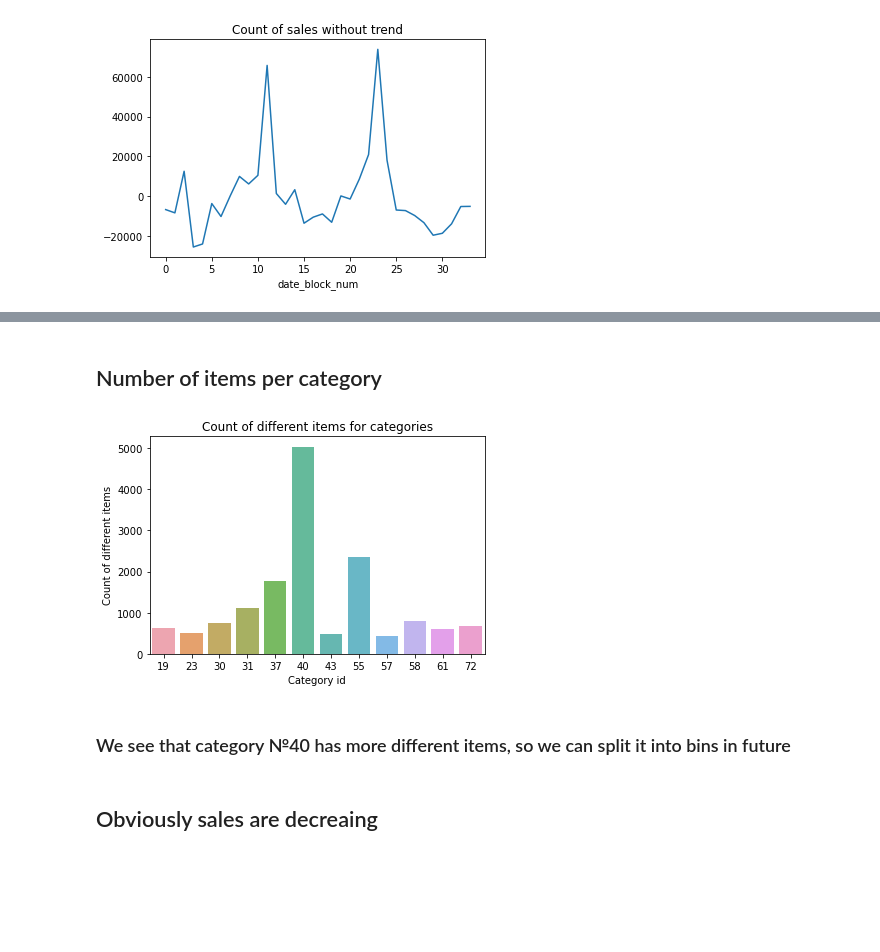
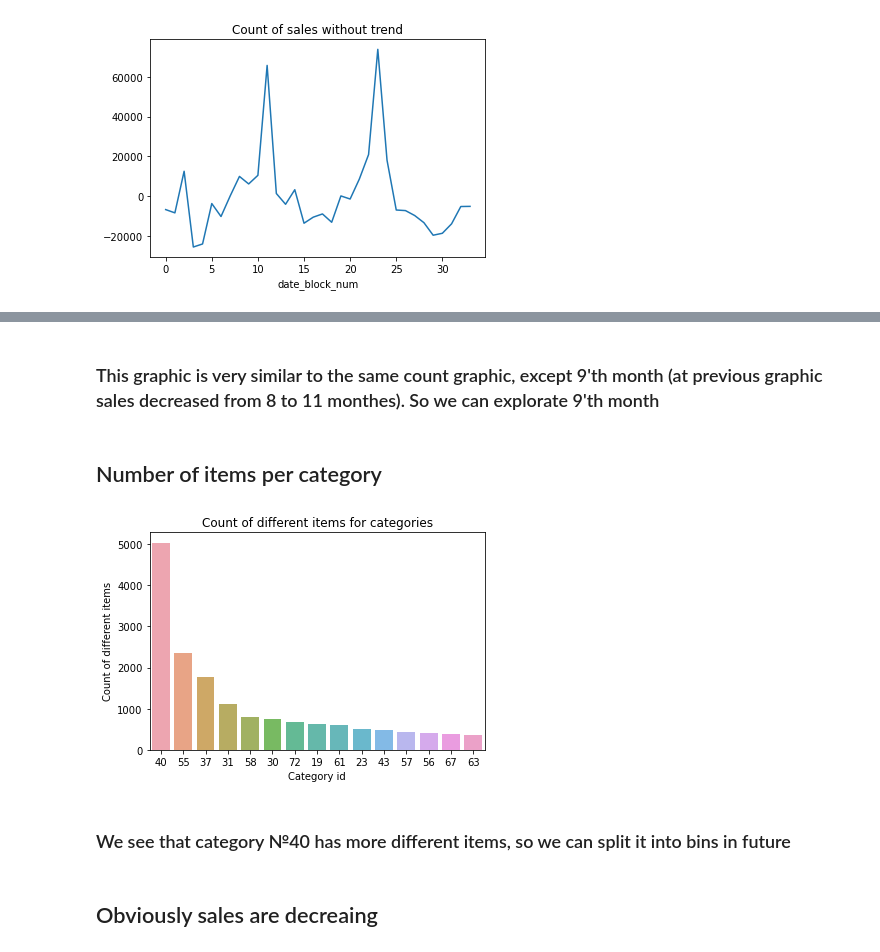
Before and after one commit to Evgeniy-2000/ML_practice_project, a Jupyter notebook: Main.ipynb, the cells around one changed output, grey strips where cells are left out. Cells and saved outputs as stored; diff of their text form; code cells hidden in the pictures; blank space fills up the shorter version.

Commit message:
Add files via upload
Sorted columns at graphic which displays items amount per category

```diff
--- a/Main.ipynb
+++ b/Main.ipynb
@@ -336,23 +334,26 @@ Text(0.5, 1.0, 'Mean count of sales without trend by month')
+# %% [markdown]
+### This graphic is very similar to the same count graphic, except 9'th month (at previous graphic sales decreased from 8 to 11 monthes). So we can explorate 9'th month
 # %% [markdown]
 ## Number of items per category
 # %%
 x=items.groupby(['item_category_id']).count()
 x=x.sort_values(by='item_id', ascending=False)
-x=x.iloc[0:12].reset_index()
+x=x.iloc[0:15].reset_index()
+x['item_category_id'] = x['item_category_id'].astype(str)
 #x=x.reset_index()
 
 ax= sns.barplot(x=x.item_category_id, y=x.item_id, alpha=0.85)
 
 ax.set_title('Count of different items for categories')
 ax.set_xlabel('Category id')
 ax.set_ylabel('Count of different items')
 
 plt.show()
 # TODO: sort by amount, not categories
 # %% [output]
-[figure, old version]
+[figure, new version]
-# %% [markdown]
-### We see that category №40 has more different items, so we can split it into bins in future
+# %% [markdown]
+### We see that category №40 has more different items, so we can split it into bins in future
 # %% [markdown]
 ## Obviously sales are decreaing
 # %%
```
Also changed, not shown: parts of 67 cells of this notebook.
